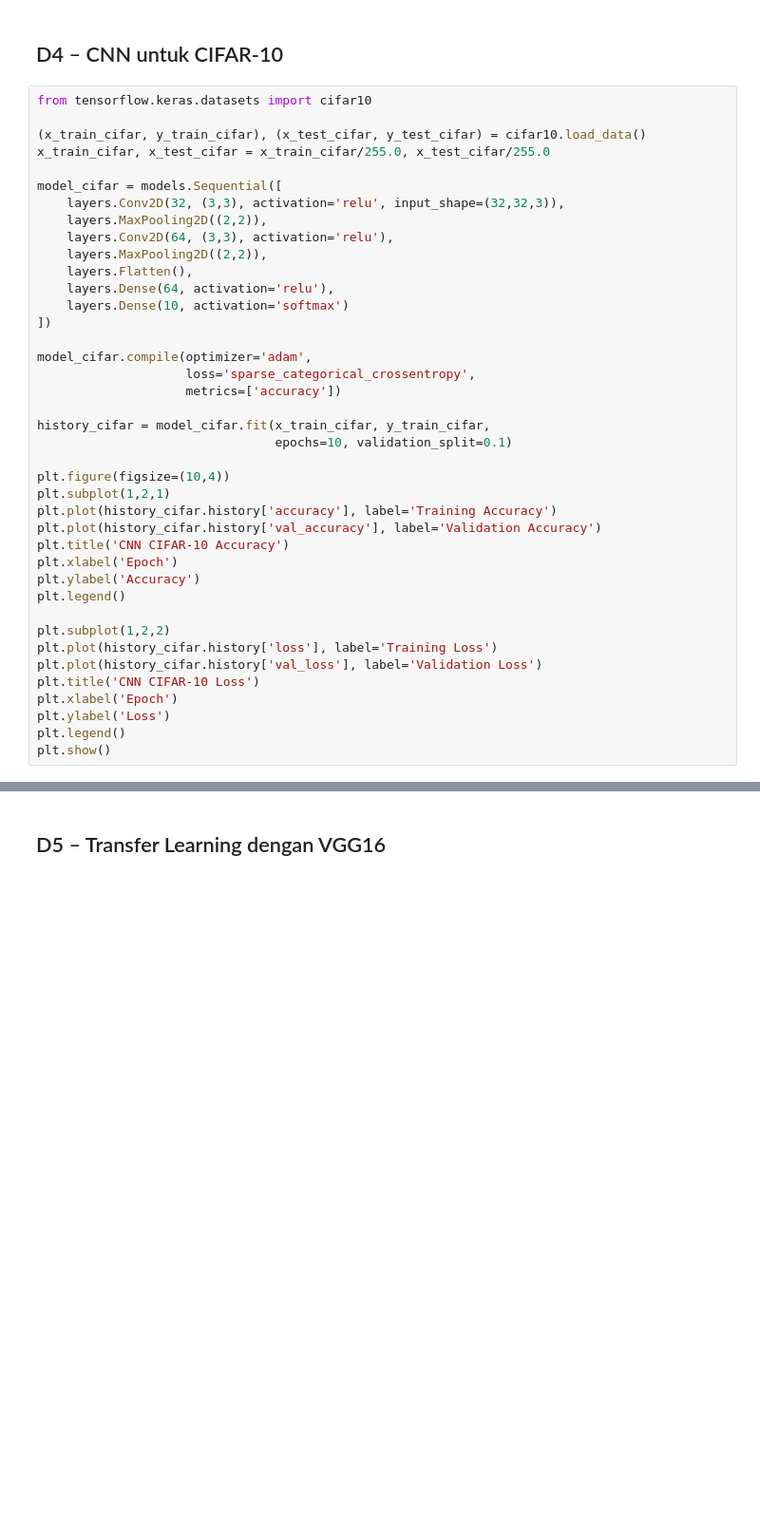
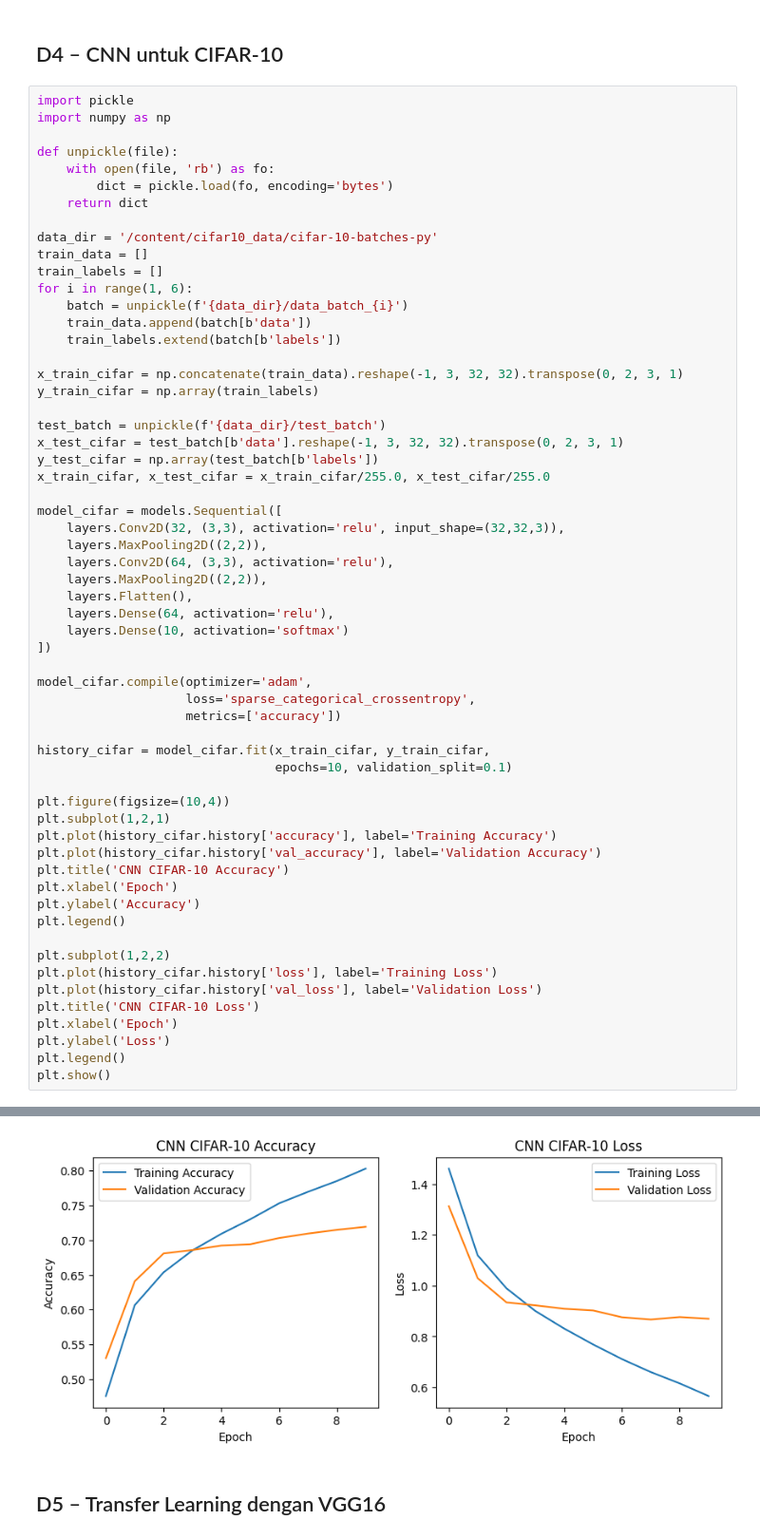
Before and after one commit to UlfanNayakaDipta/2026-Visi-Komputer, a Jupyter notebook: jobsheet2.ipynb, the cells around one changed output, grey strips where cells are left out. Shown at 95% size. Saved outputs shown, nothing was run; the diff lists cells and outputs as text; blank space fills up the shorter version.

```diff
--- a/jobsheet2.ipynb
+++ b/jobsheet2.ipynb
@@ -105,9 +131,28 @@ Epoch 5/5
 # %% [markdown]
 ## D4 – CNN untuk CIFAR-10
 # %%
-from tensorflow.keras.datasets import cifar10
+import pickle
+import numpy as np
 
-(x_train_cifar, y_train_cifar), (x_test_cifar, y_test_cifar) = cifar10.load_data()
+def unpickle(file):
+    with open(file, 'rb') as fo:
+        dict = pickle.load(fo, encoding='bytes')
+    return dict
+
+data_dir = '/content/cifar10_data/cifar-10-batches-py'
+train_data = []
+train_labels = []
+for i in range(1, 6):
+    batch = unpickle(f'{data_dir}/data_batch_{i}')
+    train_data.append(batch[b'data'])
+    train_labels.extend(batch[b'labels'])
+
+x_train_cifar = np.concatenate(train_data).reshape(-1, 3, 32, 32).transpose(0, 2, 3, 1)
+y_train_cifar = np.array(train_labels)
+
+test_batch = unpickle(f'{data_dir}/test_batch')
+x_test_cifar = test_batch[b'data'].reshape(-1, 3, 32, 32).transpose(0, 2, 3, 1)
+y_test_cifar = np.array(test_batch[b'labels'])
 x_train_cifar, x_test_cifar = x_train_cifar/255.0, x_test_cifar/255.0
 
 model_cifar = models.Sequential([
@@ -150,3 +213,4 @@ Downloading data from https://www.cs.toronto.edu/~kriz/cifar-10-python.tar.gz
+[figure, added]
 # %% [markdown]
 ## D5 – Transfer Learning dengan VGG16
 # %%
```
Also changed, not shown: parts of 15 cells of this notebook.
